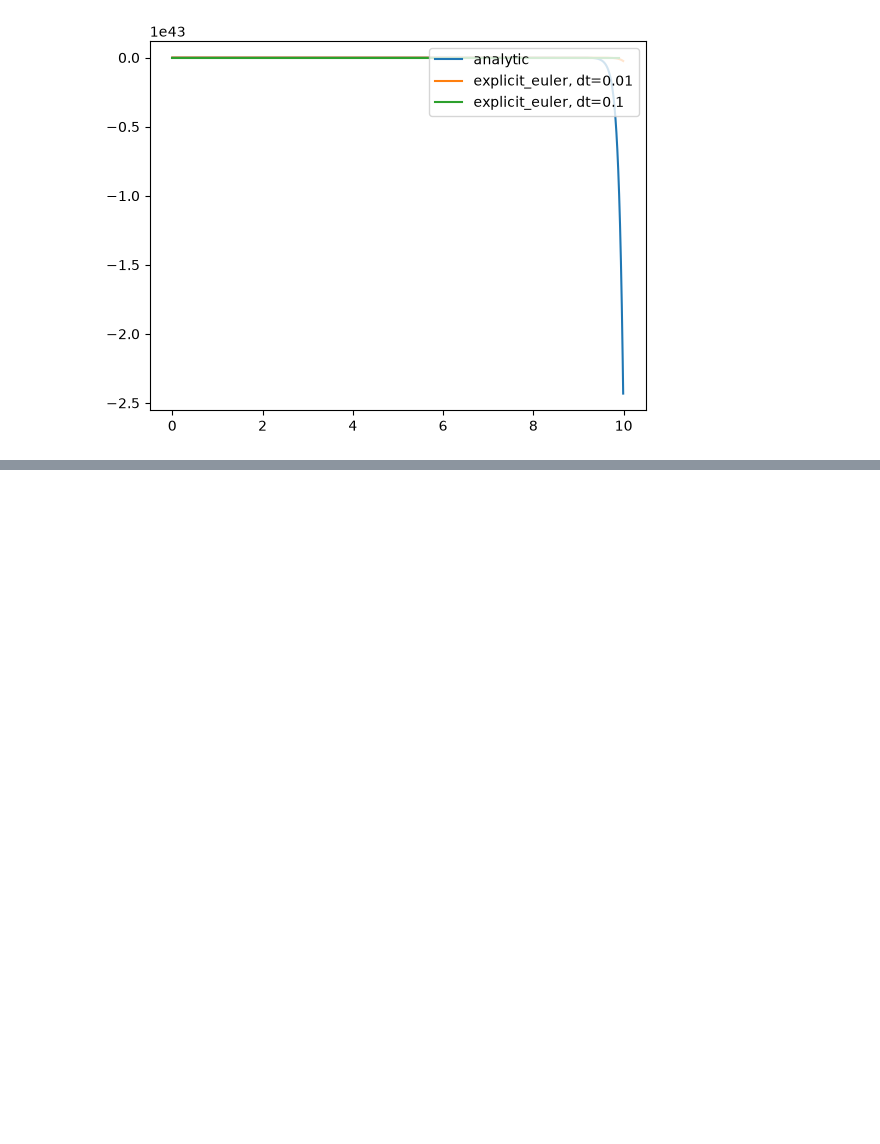
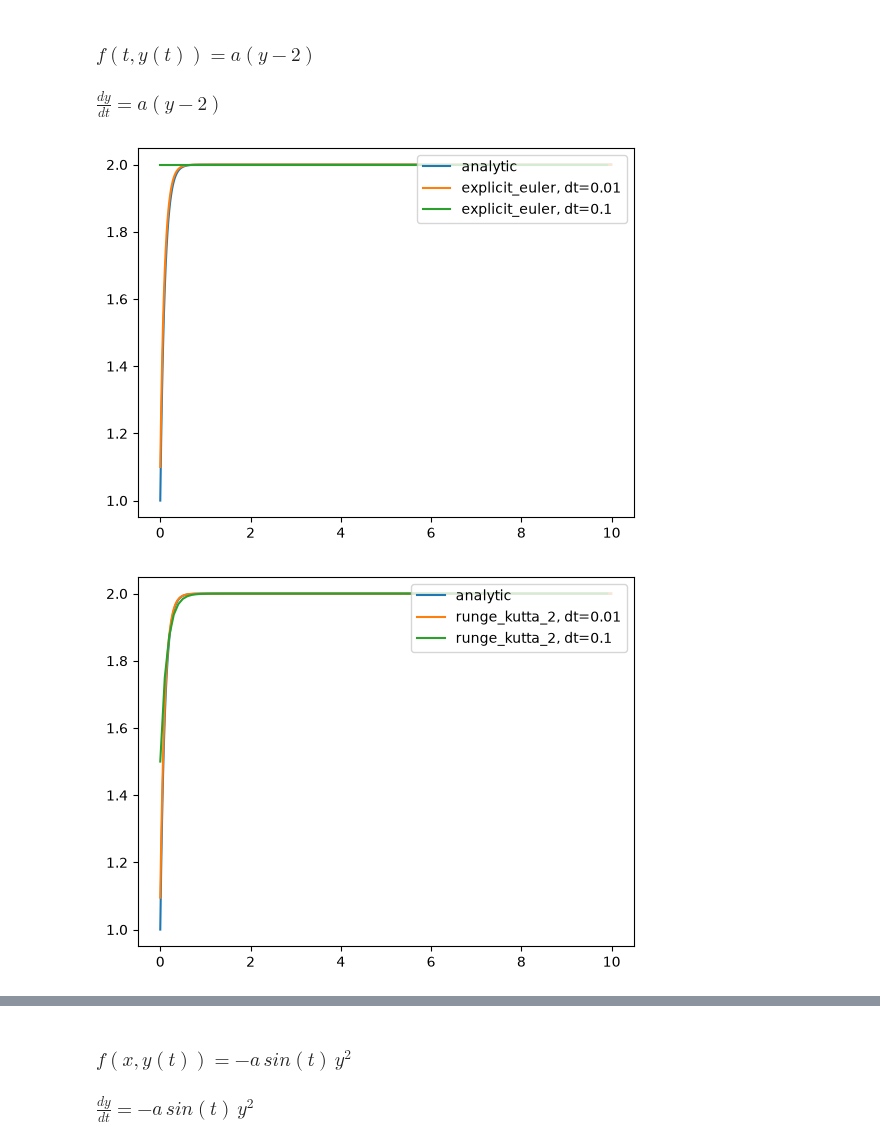
Before and after one commit to motthoma/dhbw_mathe_3_notebooks_skripte, a Jupyter notebook: jupyter_notebooks/explicit_euler.ipynb, the cells around one changed output, grey strips where cells are left out. Drawn from its saved outputs; the diff is of its cells as text; code cells hidden in the pictures; blank space fills up the shorter version.

Commit message:
explicit_euler.ipynb with rk order 2 and md comments.

```diff
--- a/jupyter_notebooks/explicit_euler.ipynb
+++ b/jupyter_notebooks/explicit_euler.ipynb
@@ -10,6 +9,18 @@ def explicit_euler(func, y_o, dt, t, a):
         res[n] = y
         y_o = y
     return res
+# %%
+
+def runge_kutta_2(func, y_o, dt, t, a):
+    res = np.zeros(len(t), dtype="float")
+    for n, _ in enumerate(t):
+        k_1 = func(n*dt, y_o, a)
+        k_2 = func(n*dt + dt, y_o + dt * k_1, a)
+
+        y = y_o + ((k_1 + k_2)/2.) * dt
+        res[n] = y
+        y_o = y
+    return res
 # %%
 def runge_kutta_4(func, y_o, dt, t, a):
     res = np.zeros(len(t), dtype="float")
@@ -27,5 +37,6 @@ def runge_kutta_4(func, y_o, dt, t, a):
 # %%
 numerical_method_registry = {
     'explicit_euler': explicit_euler,
+    'runge_kutta_2': runge_kutta_2,
     'runge_kutta_4': runge_kutta_4,
                     }
@@ -37,7 +51,7 @@ def analytic_one(t, a):
     return np.exp(-a * t)
 # %%
 dt = 0.1
-N = 10
+N = 3
 y_o = 1
 a = 10
 
@@ -55,7 +69,8 @@ def compare_results(res_analytic, func, y_o, a, dt_list, N, method='explicit_eul
     plt.legend(loc="upper right")
     plt.show()
 
-dt_list = [0.01, 0.1]
-compare_results(analytic_one, func_one, y_o, a, dt_list, N)
+dt_list = [0.01, 0.05, 0.1]
+compare_results(analytic_one, func_one, y_o, a, dt_list, N, method='explicit_euler')
+compare_results(analytic_one, func_one, y_o, a, dt_list, N, method='runge_kutta_2')
 compare_results(analytic_one, func_one, y_o, a, dt_list, N, method='runge_kutta_4')
 # %% [output]
@@ -64,16 +80,22 @@ compare_results(analytic_one, func_one, y_o, a, dt_list, N, method='runge_kutta_
+# %% [markdown]
+### $f(t, y(t)) = a(y - 2)$
+### $\frac{dy}{dt} = a(y - 2)$
 # %%
 def func_two(t, y, a):
-    return a * y - 2 * a
+    return a * (y - 2)
 
 def analytic_two(t, a):
     return 2 - np.exp(a * t)
 # %%
 dt = 0.1
 N = 10
 y_o = 1
-a = 10
+a = -10
 
 dt_list = [0.01, 0.1]
-compare_results(analytic_two, func_two, y_o, a, dt_list, N)
+compare_results(analytic_two, func_two, y_o, a, dt_list, N, method='explicit_euler')
+compare_results(analytic_two, func_two, y_o, a, dt_list, N, method='runge_kutta_2')
+compare_results(analytic_two, func_two, y_o, a, dt_list, N, method='runge_kutta_4')
 # %% [output]
-[figure, old version]
+[figure, new version]
+[figure, added]
@@ -80,3 +103,7 @@ compare_results(analytic_two, func_two, y_o, a, dt_list, N)
+# %% [markdown]
+
+### $f(x, y(t)) = -a\,sin(t)\,y^2$
+### $\frac{dy}{dt} = -a\,sin(t)\,y^2$
 # %%
 def func_three(t, y, a):
     return -a * y * y * np.sin(t)
```
Also changed, not shown: parts of 7 cells of this notebook, 1 other file.
